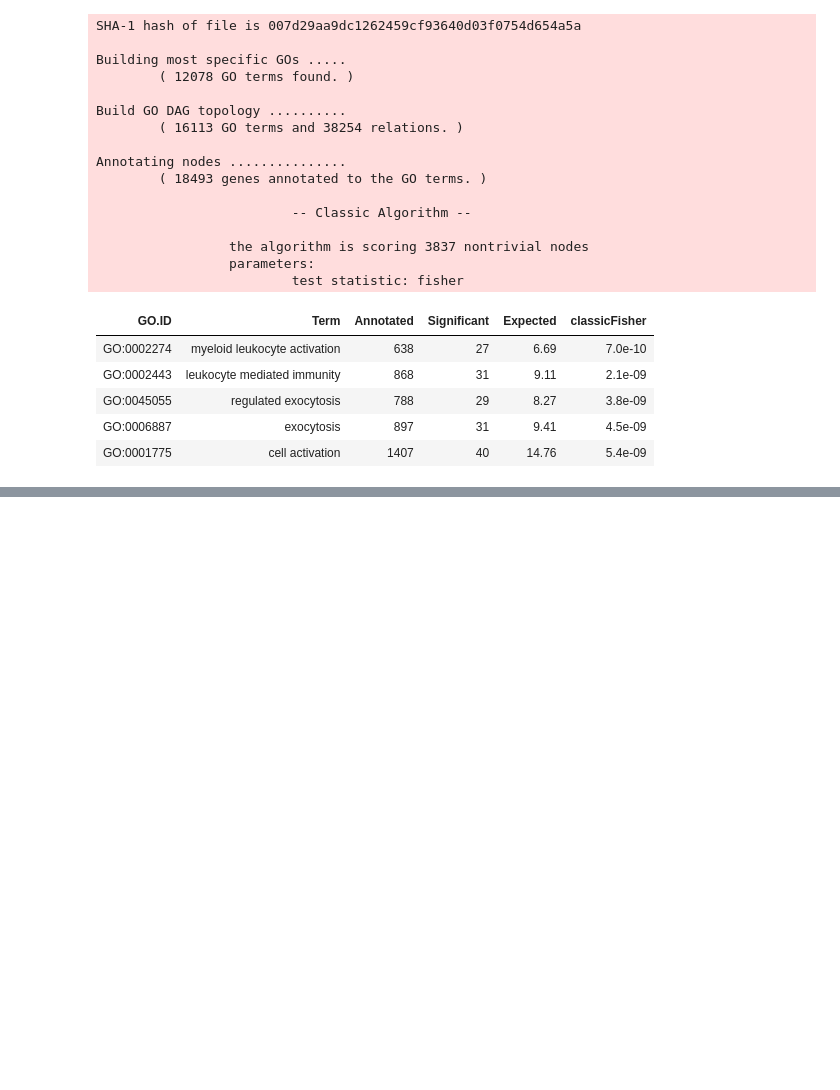
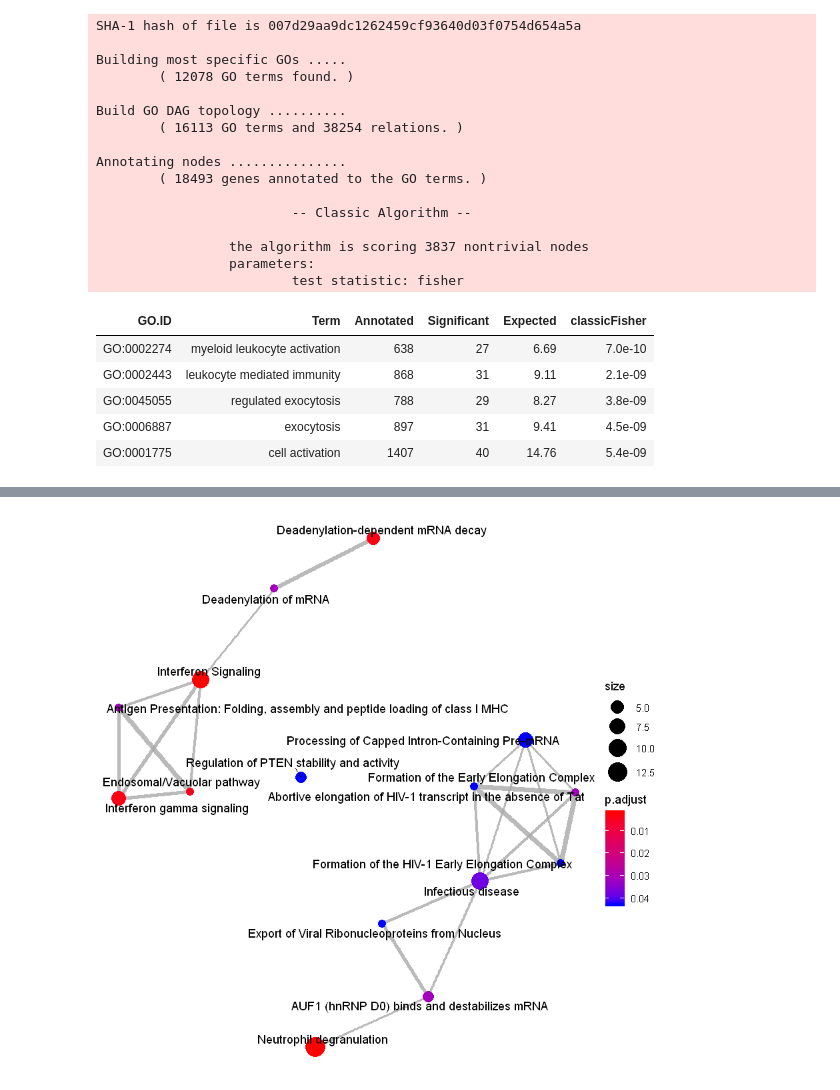
Before and after one commit to ajitjohnson/Jupyter-Notebooks, a Jupyter notebook: Mechanism of resistance to Lenalidomide in Lymphoma.ipynb, the cells around one changed output, grey strips where cells are left out. Drawn from its saved outputs; the diff is of its cells as text; code cells hidden in the pictures; blank space fills up the shorter version.

```diff
--- a/Mechanism of resistance to Lenalidomide in Lymphoma.ipynb
+++ b/Mechanism of resistance to Lenalidomide in Lymphoma.ipynb
@@ -348,0 +451,4 @@ Annotating nodes ...............
+# %%
+emapplot(x)
+# %% [output]
+[figure, added]
```
Also changed, not shown: parts of 21 cells of this notebook.
